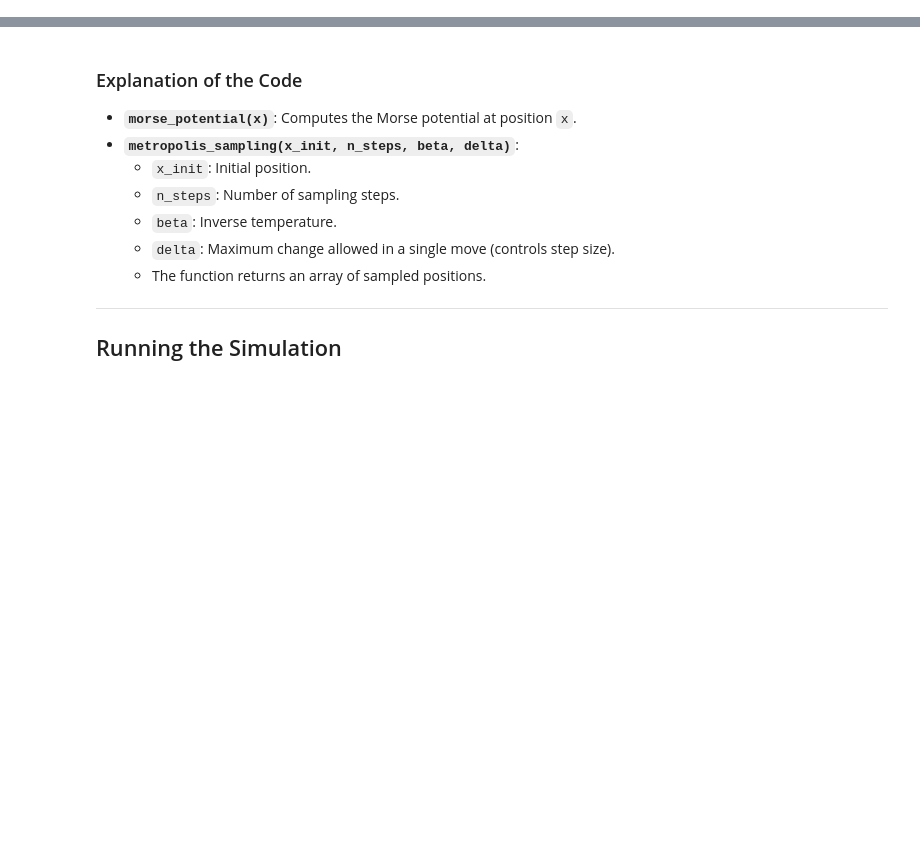
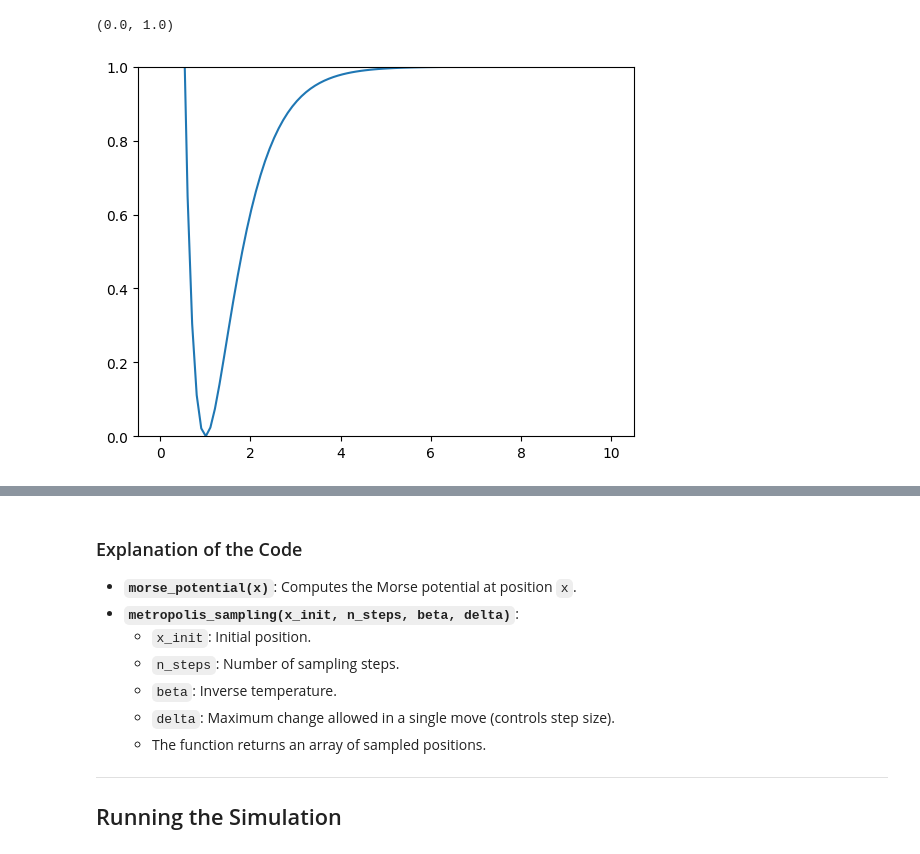
Before and after one commit to P-mandevillei/chem-4050-5050, a Jupyter notebook: lecture_notes/14/lecture-14-metropolis.ipynb, the cells around one changed output, grey strips where cells are left out. Saved outputs shown, nothing was run; the diff lists cells and outputs as text; code cells hidden in the pictures; blank space fills up the shorter version.

```diff
--- a/lecture_notes/14/lecture-14-metropolis.ipynb
+++ b/lecture_notes/14/lecture-14-metropolis.ipynb
@@ -121,0 +127,11 @@ We'll implement the Metropolis algorithm to sample configurations from the Boltz
+# %%
+def morse_potential(x, D_e, alpha, x_e):
+    return D_e * (1 - np.exp(-alpha * (x - x_e)))**2
+# %%
+x = np.linspace(0, 10, 100)
+y = morse_potential(x, 1, 1.5, 1)
+plt.plot(x, y)
+plt.ylim(0, 1)
+# %% [output]
+(0.0, 1.0)
+[figure, added]
```
Also changed, not shown: parts of 11 cells of this notebook, 4 other files.
